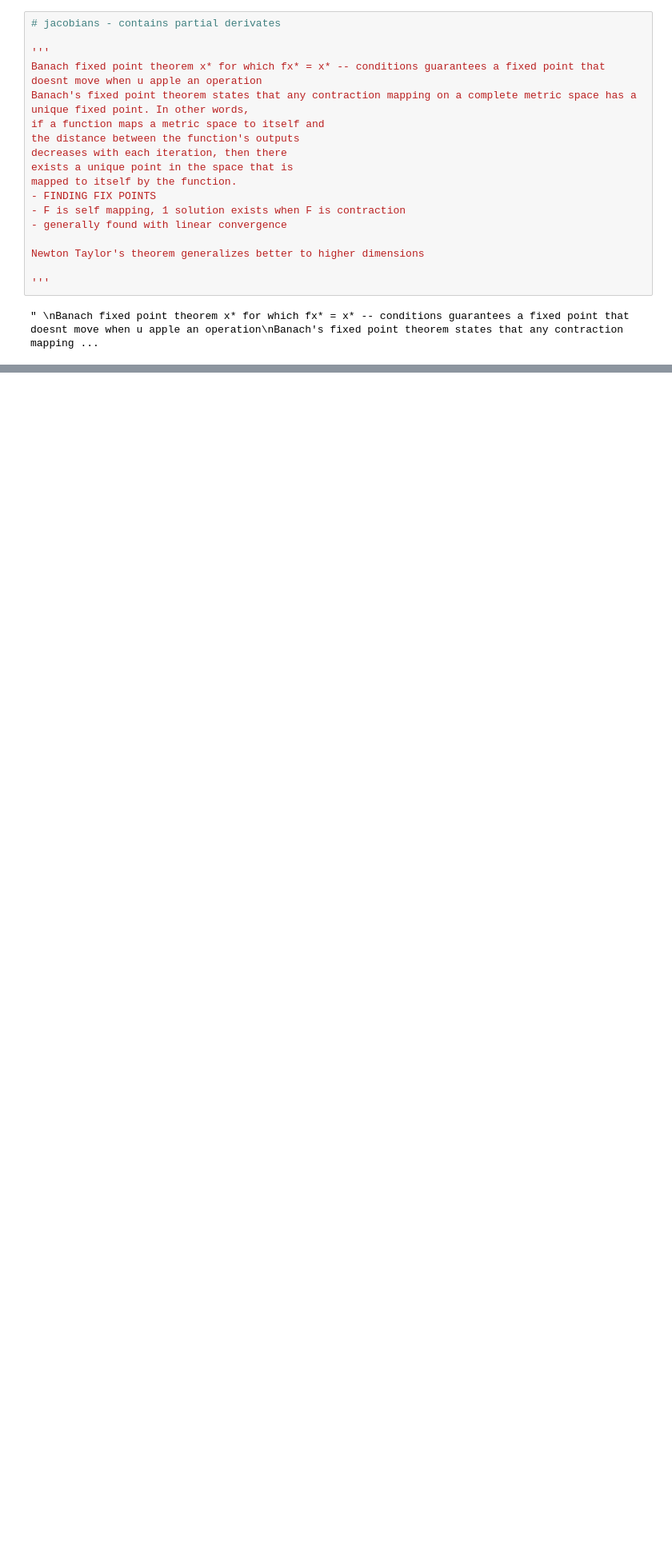
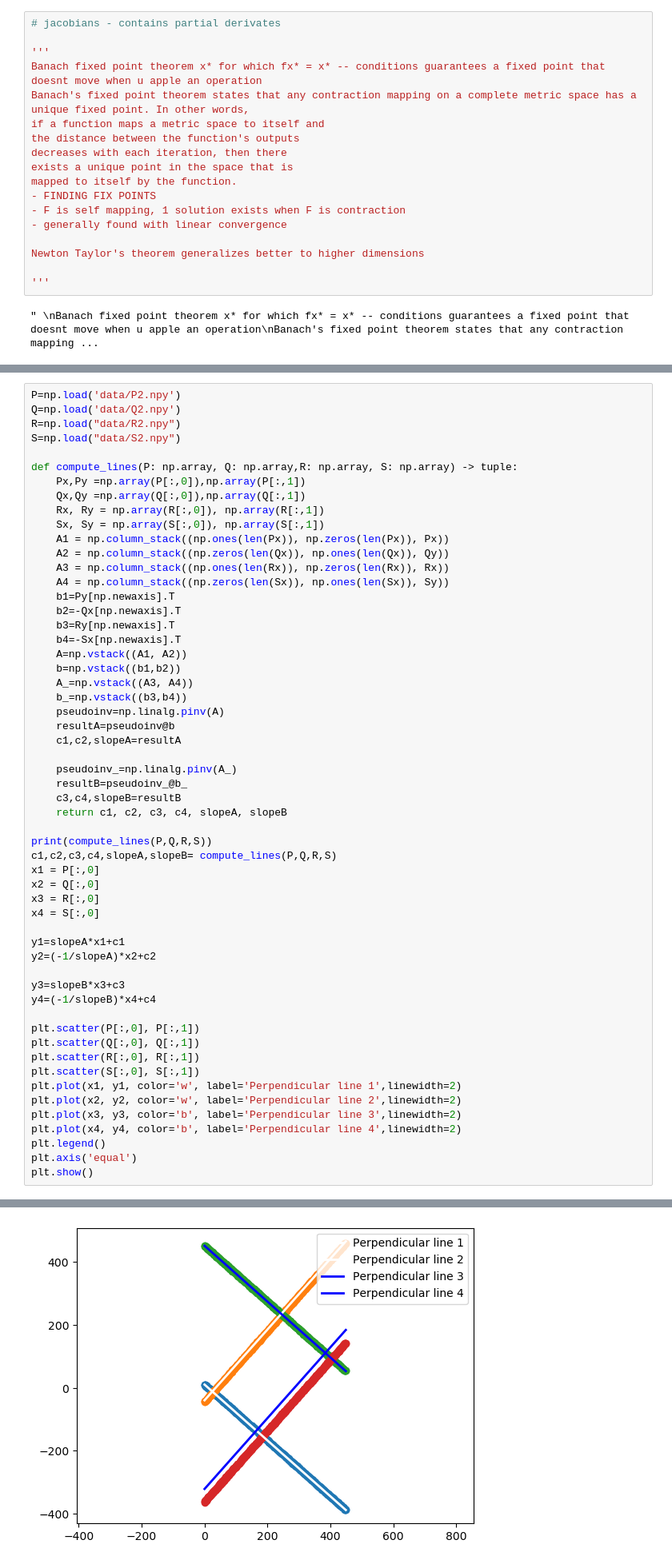
Before and after one commit to Shaxpy/MAS, a Jupyter notebook: Complete_MRC.ipynb, the cells around one changed output, grey strips where cells are left out. Shown at 80% size. Cells and saved outputs as stored; diff of their text form; blank space fills up the shorter version.

```diff
--- a/Complete_MRC.ipynb
+++ b/Complete_MRC.ipynb
@@ -196,0 +268,57 @@ Newton Taylor's theorem generalizes better to higher dimensions
+# %%
+P=np.load('data/P2.npy')
+Q=np.load('data/Q2.npy')
+R=np.load("data/R2.npy")
+S=np.load("data/S2.npy")
+
+def compute_lines(P: np.array, Q: np.array,R: np.array, S: np.array) -> tuple:
+    Px,Py =np.array(P[:,0]),np.array(P[:,1])
+    Qx,Qy =np.array(Q[:,0]),np.array(Q[:,1])
+    Rx, Ry = np.array(R[:,0]), np.array(R[:,1])
+    Sx, Sy = np.array(S[:,0]), np.array(S[:,1])
+    A1 = np.column_stack((np.ones(len(Px)), np.zeros(len(Px)), Px))
+    A2 = np.column_stack((np.zeros(len(Qx)), np.ones(len(Qx)), Qy))
+    A3 = np.column_stack((np.ones(len(Rx)), np.zeros(len(Rx)), Rx))
+    A4 = np.column_stack((np.zeros(len(Sx)), np.ones(len(Sx)), Sy))
+    b1=Py[np.newaxis].T
+    b2=-Qx[np.newaxis].T
+    b3=Ry[np.newaxis].T
+    b4=-Sx[np.newaxis].T
+    A=np.vstack((A1, A2))
+    b=np.vstack((b1,b2))
+    A_=np.vstack((A3, A4))
+    b_=np.vstack((b3,b4))
+    pseudoinv=np.linalg.pinv(A)
+    resultA=pseudoinv@b
+    c1,c2,slopeA=resultA
+
+    pseudoinv_=np.linalg.pinv(A_)
+    resultB=pseudoinv_@b_
+    c3,c4,slopeB=resultB
+    return c1, c2, c3, c4, slopeA, slopeB
+
+print(compute_lines(P,Q,R,S))
+c1,c2,c3,c4,slopeA,slopeB= compute_lines(P,Q,R,S)
+x1 = P[:,0]
+x2 = Q[:,0]
+x3 = R[:,0]
+x4 = S[:,0]
+
+y1=slopeA*x1+c1
+y2=(-1/slopeA)*x2+c2
+
+y3=slopeB*x3+c3
+y4=(-1/slopeB)*x4+c4
+
+plt.scatter(P[:,0], P[:,1])
+plt.scatter(Q[:,0], Q[:,1])
+plt.scatter(R[:,0], R[:,1])
+plt.scatter(S[:,0], S[:,1])
+plt.plot(x1, y1, color='w', label='Perpendicular line 1',linewidth=2)
+plt.plot(x2, y2, color='w', label='Perpendicular line 2',linewidth=2)
+plt.plot(x3, y3, color='b', label='Perpendicular line 3',linewidth=2)
+plt.plot(x4, y4, color='b', label='Perpendicular line 4',linewidth=2)
+plt.legend()
+plt.axis('equal')
+plt.show()
+# %% [output]
@@ -196,0 +326 @@ Newton Taylor's theorem generalizes better to higher dimensions
+[figure, added]
```
Also changed, not shown: parts of 13 cells of this notebook, 2 other files.
